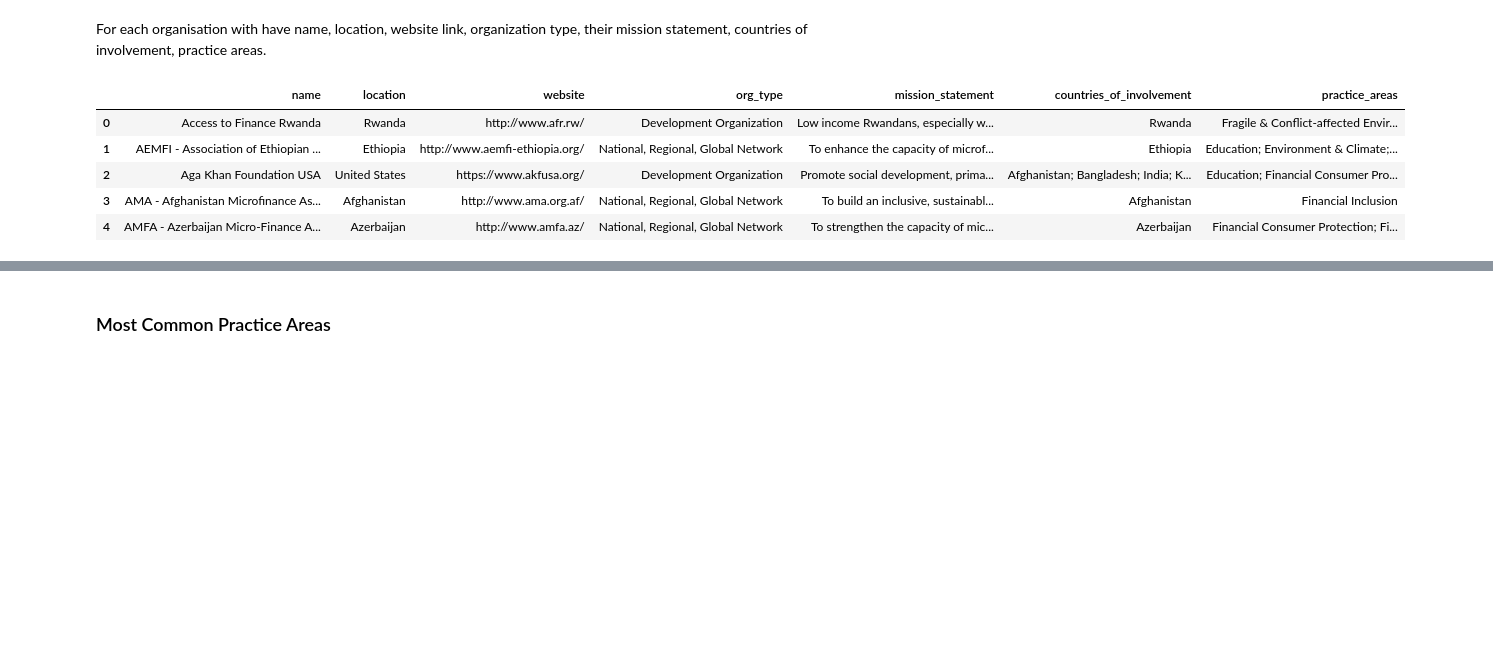
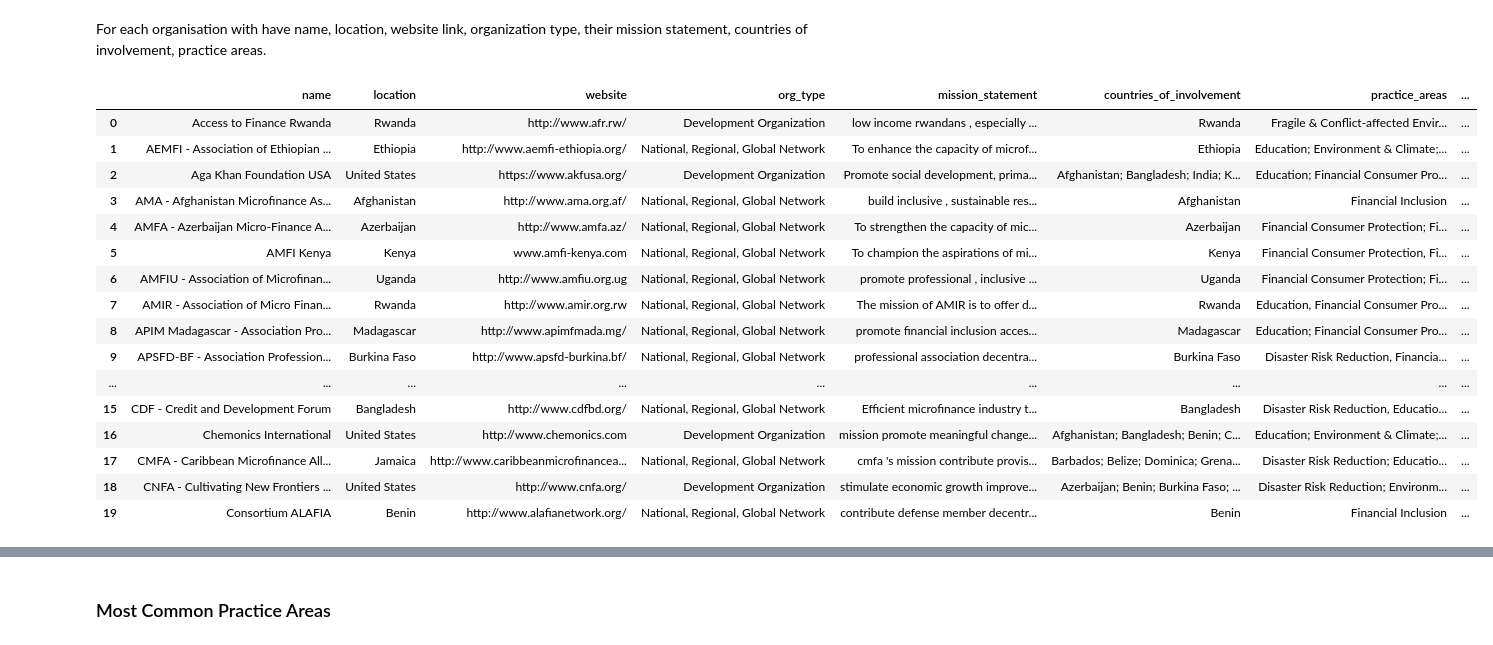
Before and after one commit to albertodiazdurana/Web-scrapping_NLP_topic-analysis-1a, a Jupyter notebook: IandEStudy.ipynb, the cells around one changed output, grey strips where cells are left out. Cells and saved outputs as stored; diff of their text form; code cells hidden in the pictures; blank space fills up the shorter version.

Commit message:
Add data cleaning and translation

```diff
--- a/IandEStudy.ipynb
+++ b/IandEStudy.ipynb
@@ -139,6 +132,10 @@ import csv
 wtr = csv.writer(open ('member_data.csv', 'w', encoding='utf-8'), delimiter=',', lineterminator='\n')
 for member in data :
     wtr.writerow (member)
+
+wtr = csv.writer(open ('member_data_without_website.csv', 'w', encoding='utf-8'), delimiter=',', lineterminator='\n')
+for member in data :
+    wtr.writerow (member[:-2])
 # %% [markdown]
 ## Analyzing the data
 # %% [markdown]
@@ -159,5 +156,7 @@ df = pd.read_csv(
         "mission_statement",
         "countries_of_involvement",
         "practice_areas",
+        "website_content",
+        "error_loading_website"
     ],
 )
@@ -165,14 +249,25 @@ df = pd.read_csv(
 For each organisation with have name, location, website link, organization type, their mission statement, countries of involvement, practice areas.
 # %%
 pd.set_option('display.max_colwidth',200)
-df.head(5)
+df.head(20)
 # %% [output]
-|  | name | location | website | org_type | mission_statement | countries_of_involvement | practice_areas |
-| 0 | Access to Finance Rwanda | Rwanda | http://www.afr.rw/ | Development Organization | Low income Rwandans, especially w... | Rwanda | Fragile & Conflict-affected Envir... |
-| 1 | AEMFI - Association of Ethiopian ... | Ethiopia | http://www.aemfi-ethiopia.org/ | National, Regional, Global Network | To enhance the capacity of microf... | Ethiopia | Education; Environment & Climate;... |
-| 2 | Aga Khan Foundation USA | United States | https://www.akfusa.org/ | Development Organization | Promote social development, prima... | Afghanistan; Bangladesh; India; K... | Education; Financial Consumer Pro... |
-| 3 | AMA - Afghanistan Microfinance As... | Afghanistan | http://www.ama.org.af/ | National, Regional, Global Network | To build an inclusive, sustainabl... | Afghanistan | Financial Inclusion |
-| 4 | AMFA - Azerbaijan Micro-Finance A... | Azerbaijan | http://www.amfa.az/ | National, Regional, Global Network | To strengthen the capacity of mic... | Azerbaijan | Financial Consumer Protection; Fi... |
+|  | name | location | website | org_type | mission_statement | countries_of_involvement | practice_areas | ... |
+| 0 | Access to Finance Rwanda | Rwanda | http://www.afr.rw/ | Development Organization | low income rwandans , especially ... | Rwanda | Fragile & Conflict-affected Envir... | ... |
+| 1 | AEMFI - Association of Ethiopian ... | Ethiopia | http://www.aemfi-ethiopia.org/ | National, Regional, Global Network | To enhance the capacity of microf... | Ethiopia | Education; Environment & Climate;... | ... |
+| 2 | Aga Khan Foundation USA | United States | https://www.akfusa.org/ | Development Organization | Promote social development, prima... | Afghanistan; Bangladesh; India; K... | Education; Financial Consumer Pro... | ... |
+| 3 | AMA - Afghanistan Microfinance As... | Afghanistan | http://www.ama.org.af/ | National, Regional, Global Network | build inclusive , sustainable res... | Afghanistan | Financial Inclusion | ... |
+| 4 | AMFA - Azerbaijan Micro-Finance A... | Azerbaijan | http://www.amfa.az/ | National, Regional, Global Network | To strengthen the capacity of mic... | Azerbaijan | Financial Consumer Protection; Fi... | ... |
+| 5 | AMFI Kenya | Kenya | www.amfi-kenya.com | National, Regional, Global Network | To champion the aspirations of mi... | Kenya | Financial Consumer Protection, Fi... | ... |
+| 6 | AMFIU - Association of Microfinan... | Uganda | http://www.amfiu.org.ug | National, Regional, Global Network | promote professional , inclusive ... | Uganda | Financial Consumer Protection; Fi... | ... |
+| 7 | AMIR - Association of Micro Finan... | Rwanda | http://www.amir.org.rw | National, Regional, Global Network | The mission of AMIR is to offer d... | Rwanda | Education, Financial Consumer Pro... | ... |
+| 8 | APIM Madagascar - Association Pro... | Madagascar | http://www.apimfmada.mg/ | National, Regional, Global Network | promote financial inclusion acces... | Madagascar | Education; Financial Consumer Pro... | ... |
+| 9 | APSFD-BF - Association Profession... | Burkina Faso | http://www.apsfd-burkina.bf/ | National, Regional, Global Network | professional association decentra... | Burkina Faso | Disaster Risk Reduction, Financia... | ... |
+| ... | ... | ... | ... | ... | ... | ... | ... | ... |
+| 15 | CDF - Credit and Development Forum | Bangladesh | http://www.cdfbd.org/ | National, Regional, Global Network | Efficient microfinance industry t... | Bangladesh | Disaster Risk Reduction, Educatio... | ... |
+| 16 | Chemonics International | United States | http://www.chemonics.com | Development Organization | mission promote meaningful change... | Afghanistan; Bangladesh; Benin; C... | Education; Environment & Climate;... | ... |
+| 17 | CMFA - Caribbean Microfinance All... | Jamaica | http://www.caribbeanmicrofinancea... | National, Regional, Global Network | cmfa 's mission contribute provis... | Barbados; Belize; Dominica; Grena... | Disaster Risk Reduction; Educatio... | ... |
+| 18 | CNFA - Cultivating New Frontiers ... | United States | http://www.cnfa.org/ | Development Organization | stimulate economic growth improve... | Azerbaijan; Benin; Burkina Faso; ... | Disaster Risk Reduction; Environm... | ... |
+| 19 | Consortium ALAFIA | Benin | http://www.alafianetwork.org/ | National, Regional, Global Network | contribute defense member decentr... | Benin | Financial Inclusion | ... |
 # %%
 from pandas_profiling import ProfileReport
 
```
Also changed, not shown: parts of 15 cells of this notebook, 1 other file.
